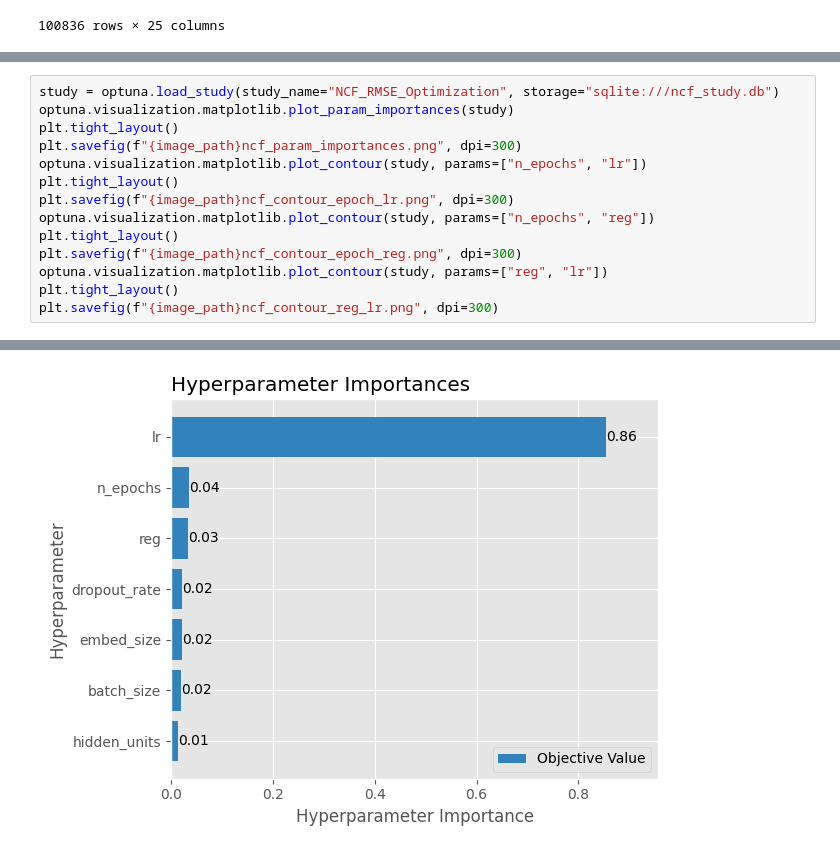
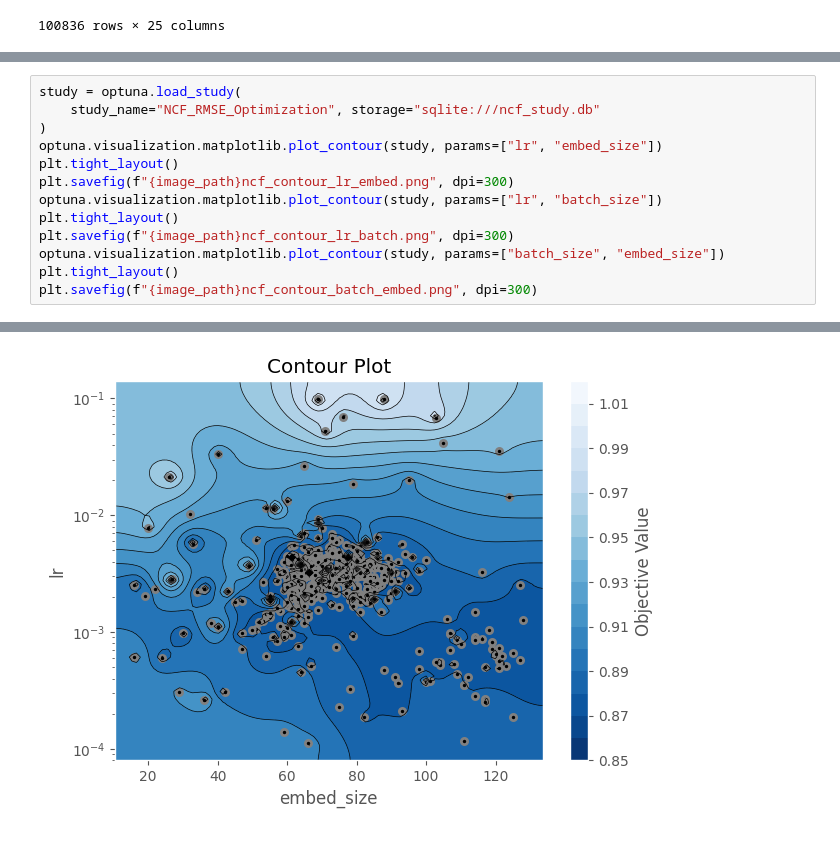
Before and after one commit to NamLe0609/recsys-movielens, a Jupyter notebook: new-movielens-100k.ipynb, the cells around one changed output, grey strips where cells are left out. Drawn from its saved outputs; the diff is of its cells as text.

Commit message:
Add data exploration and hyperparam plots

```diff
--- a/new-movielens-100k.ipynb
+++ b/new-movielens-100k.ipynb
@@ -917,15 +895,14 @@ ValueError: '[64, 32]' not in ((64, 32), (128, 64, 32), (256, 128, 64)).
 # %%
-study = optuna.load_study(study_name="NCF_RMSE_Optimization", storage="sqlite:///ncf_study.db")
-optuna.visualization.matplotlib.plot_param_importances(study)
+study = optuna.load_study(
+    study_name="NCF_RMSE_Optimization", storage="sqlite:///ncf_study.db"
+)
+optuna.visualization.matplotlib.plot_contour(study, params=["lr", "embed_size"])
 plt.tight_layout()
-plt.savefig(f"{image_path}ncf_param_importances.png", dpi=300)
-optuna.visualization.matplotlib.plot_contour(study, params=["n_epochs", "lr"])
+plt.savefig(f"{image_path}ncf_contour_lr_embed.png", dpi=300)
+optuna.visualization.matplotlib.plot_contour(study, params=["lr", "batch_size"])
 plt.tight_layout()
-plt.savefig(f"{image_path}ncf_contour_epoch_lr.png", dpi=300)
-optuna.visualization.matplotlib.plot_contour(study, params=["n_epochs", "reg"])
+plt.savefig(f"{image_path}ncf_contour_lr_batch.png", dpi=300)
+optuna.visualization.matplotlib.plot_contour(study, params=["batch_size", "embed_size"])
 plt.tight_layout()
-plt.savefig(f"{image_path}ncf_contour_epoch_reg.png", dpi=300)
-optuna.visualization.matplotlib.plot_contour(study, params=["reg", "lr"])
-plt.tight_layout()
-plt.savefig(f"{image_path}ncf_contour_reg_lr.png", dpi=300)
+plt.savefig(f"{image_path}ncf_contour_batch_embed.png", dpi=300)
 # %% [output]
@@ -935 +912 @@ plt.savefig(f"{image_path}ncf_contour_reg_lr.png", dpi=300)
-[figure, old version]
+[figure, new version]
```
Also changed, not shown: parts of 17 cells of this notebook, 16 other files.
